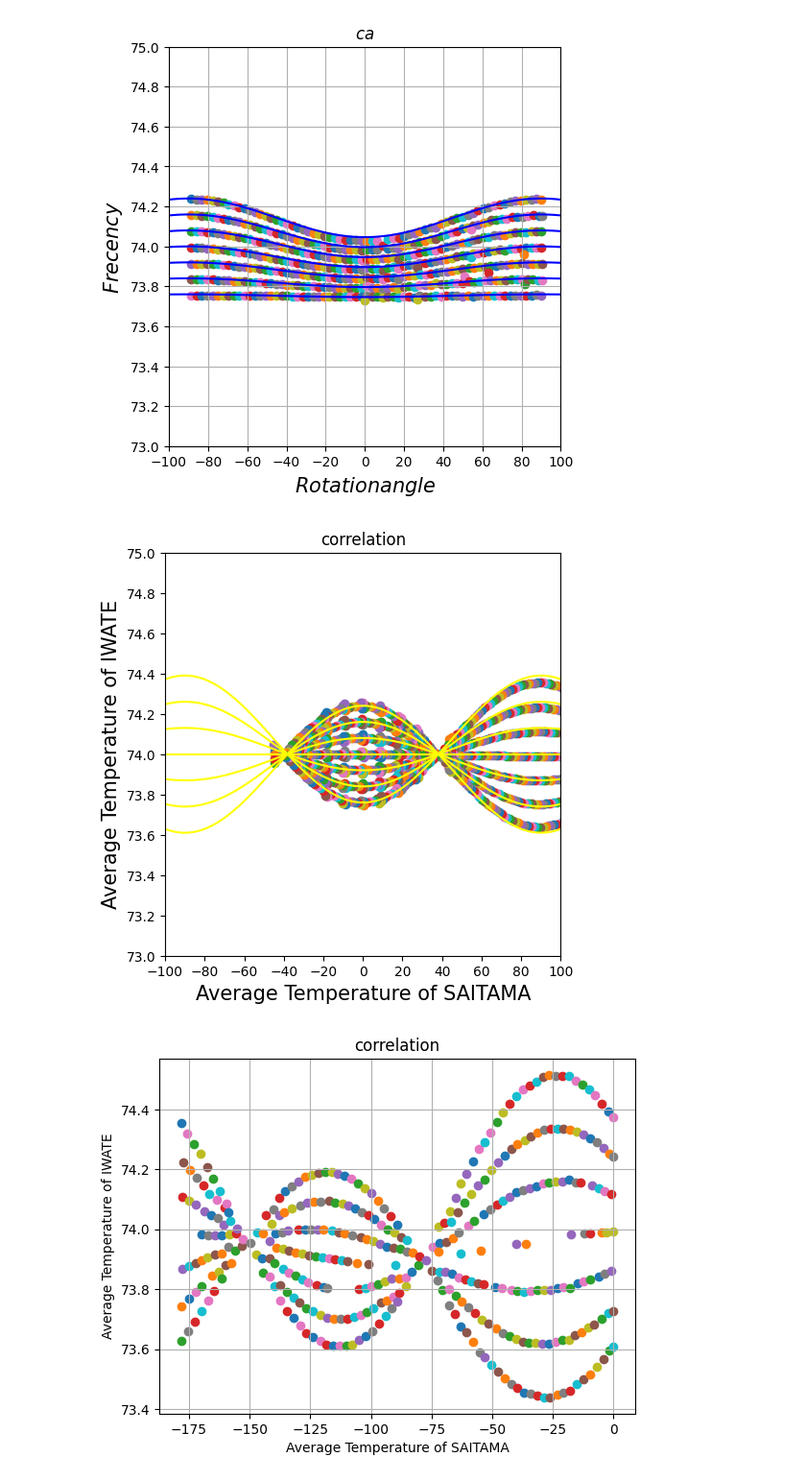
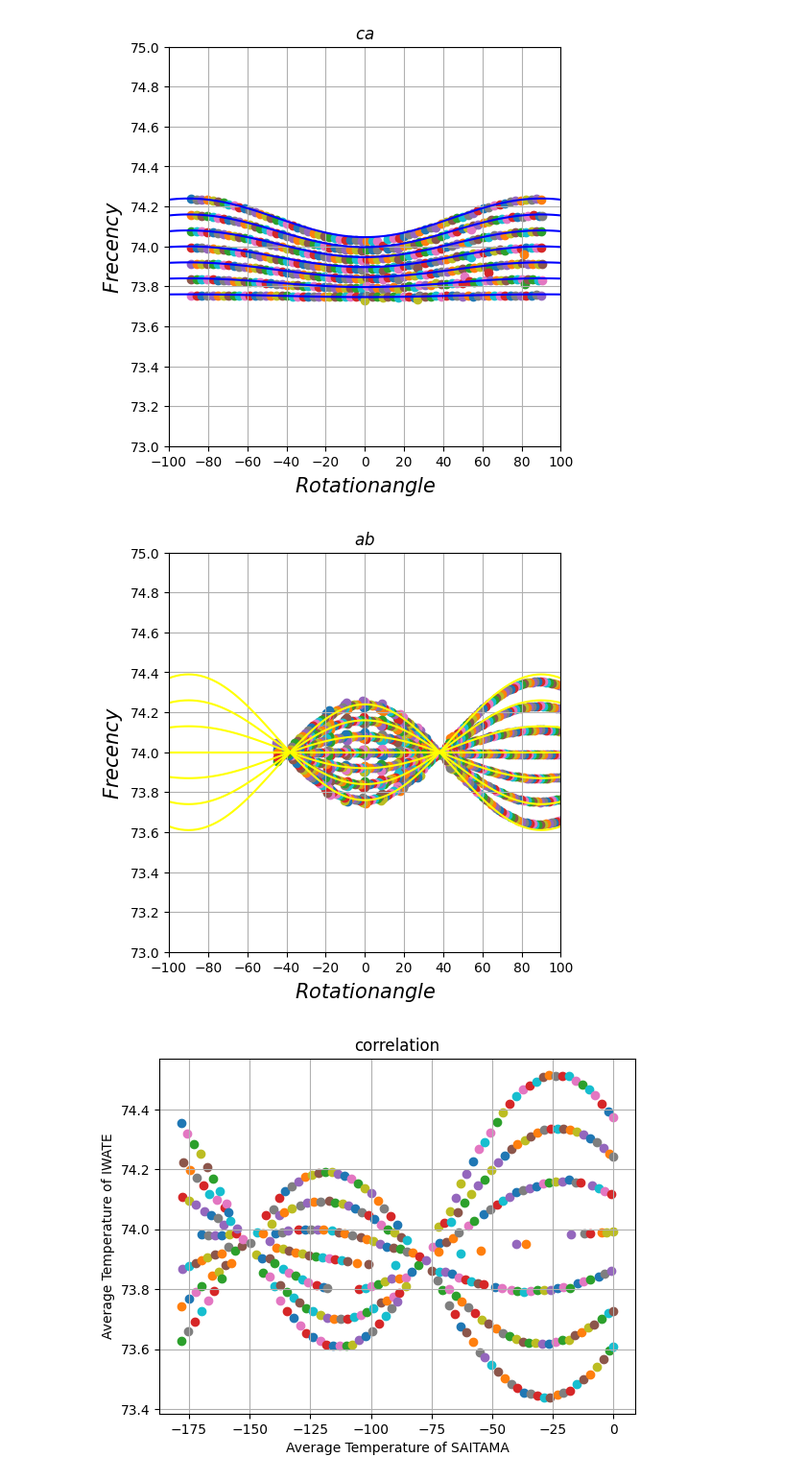
Before and after one commit to AikoKanazawa/study, a Jupyter notebook: M1study/m1study.ipynb, the cells around one changed output. Shown: that part at 96% size. Drawn from its saved outputs; the diff is of its cells as text; code cells hidden in the pictures.

```diff
--- a/M1study/m1study.ipynb
+++ b/M1study/m1study.ipynb
@@ -472,39 +471,34 @@ K4 = o*(1+(y1(x)/100))
 
 K5 = o*(1+(y1(x)/100))+y4(x)*((3/2)-(1/2))
 
 K6 = o*(1+(y1(x)/100))+y4(x)*((5/2)-(1/2))
 
 K7 = o*(1+(y1(x)/100))+y4(x)*((7/2)-(1/2))
 
 ims=[]
 im1 = axes.plot(x, K1, color='yellow')
 im2 = axes.plot(x, K2, color='yellow')
 im3 = axes.plot(x, K3, color='yellow')
 im4 = axes.plot(x, K4, color='yellow')
 im5 = axes.plot(x, K5, color='yellow')
 im6 = axes.plot(x, K6, color='yellow')
 im7 = axes.plot(x, K7, color='yellow')
 
 data_set = np.loadtxt(
     fname="ab.csv",
     dtype="float",
     delimiter=",",
 )
 
 #散布図を描画 → scatterを使用する
 #1行ずつ取り出して描画
 #plt.scatter(x座標の値, y座標の値)
 for data in data_set:
     plt.scatter(data[0], data[1])
 
-plt.title("correlation")
-plt.xlabel("Average Temperature of SAITAMA")
-plt.ylabel("Average Temperature of IWATE")
-plt.grid()
-
 plt.show()
 # %% [output]
-[figure, old version]
+[figure, new version]
 # %%
 data_set = np.loadtxt(
     fname="bc.csv",
```
Also changed, not shown: parts of 6 cells of this notebook, 5 other files.
